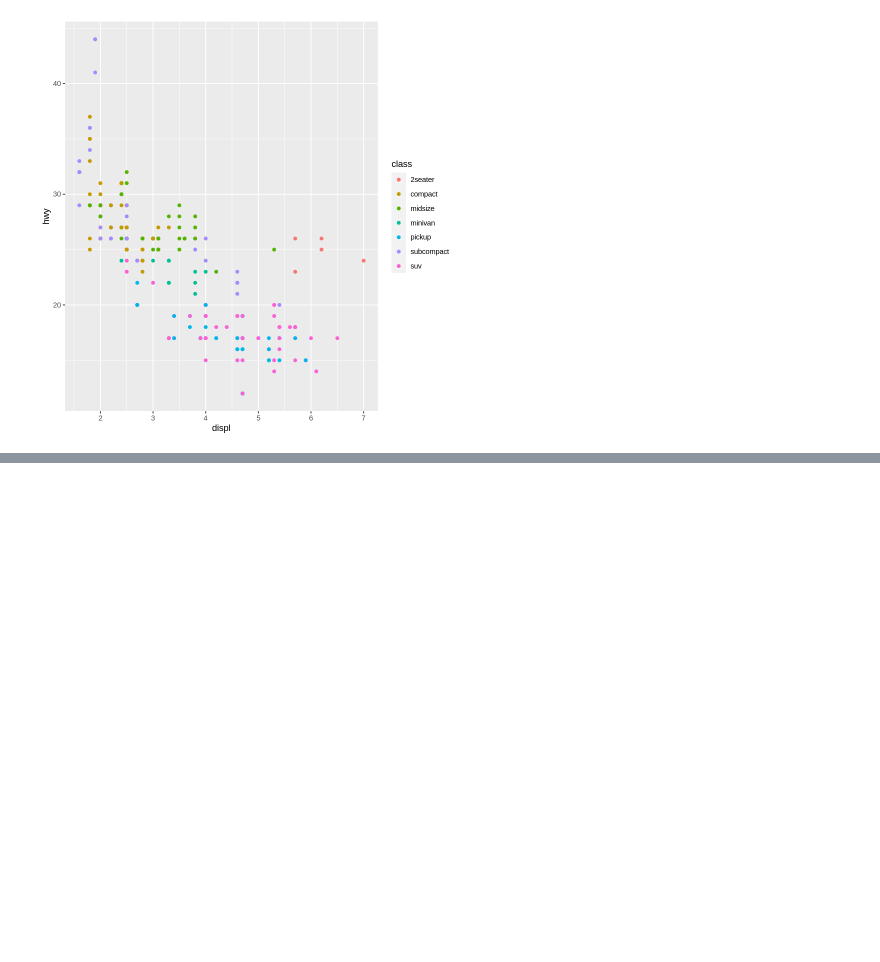
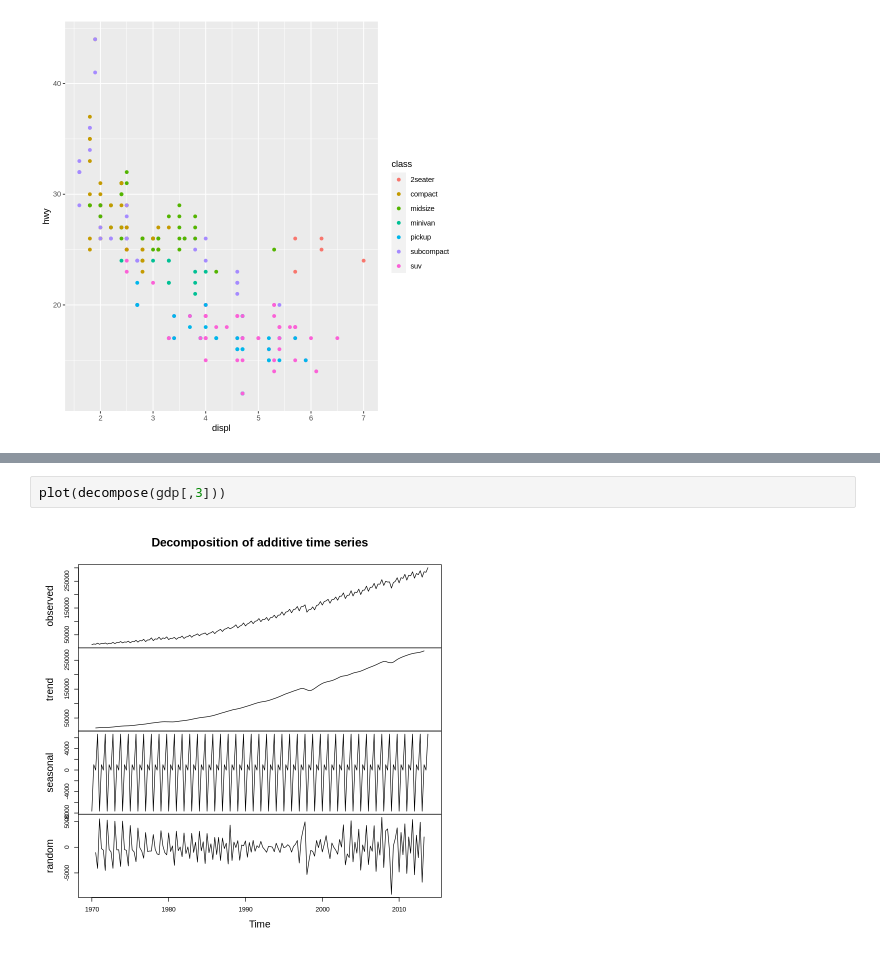
Before and after one commit to data-better/Forecasting, a Jupyter notebook: R.ipynb, the cells around one changed output, grey strips where cells are left out. Drawn from its saved outputs; the diff is of its cells as text; blank space fills up the shorter version.

```diff
--- a/R.ipynb
+++ b/R.ipynb
@@ -9,0 +67,4 @@ geom_point(aes(x=displ, y=hwy, color = class))
+# %%
+plot(decompose(gdp[,3]))
+# %% [output]
+[figure, added]
```
Also changed, not shown: parts of 8 cells of this notebook.
